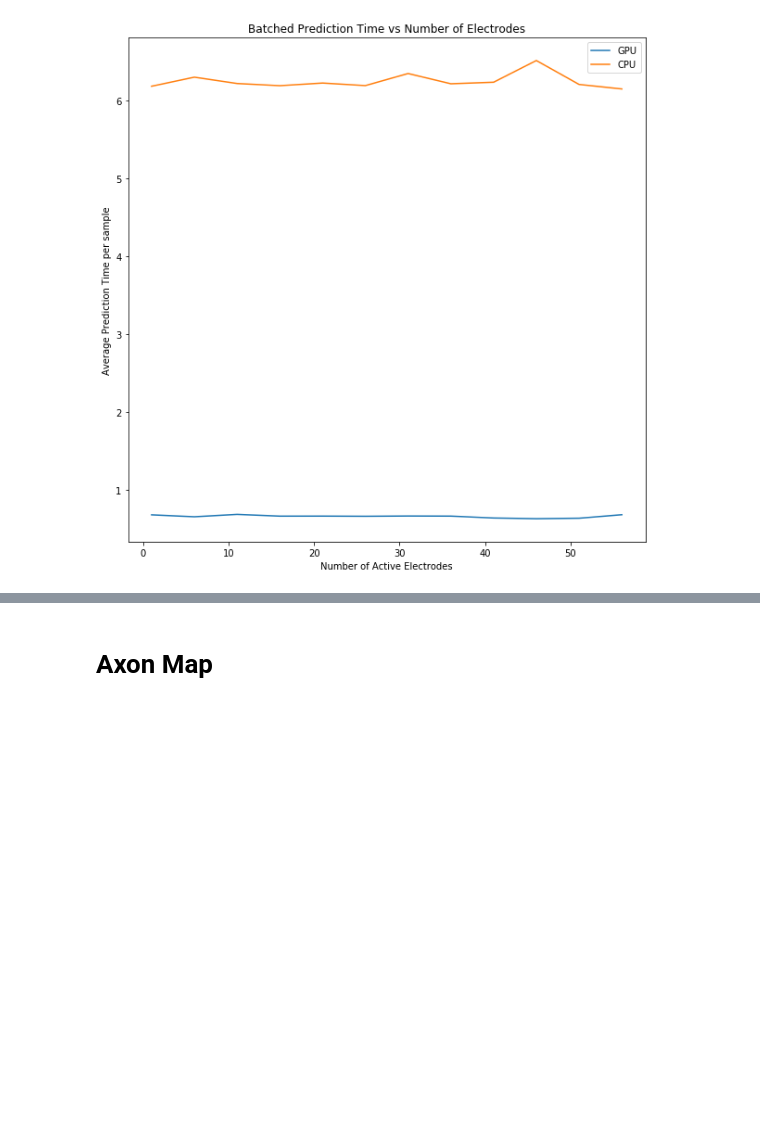
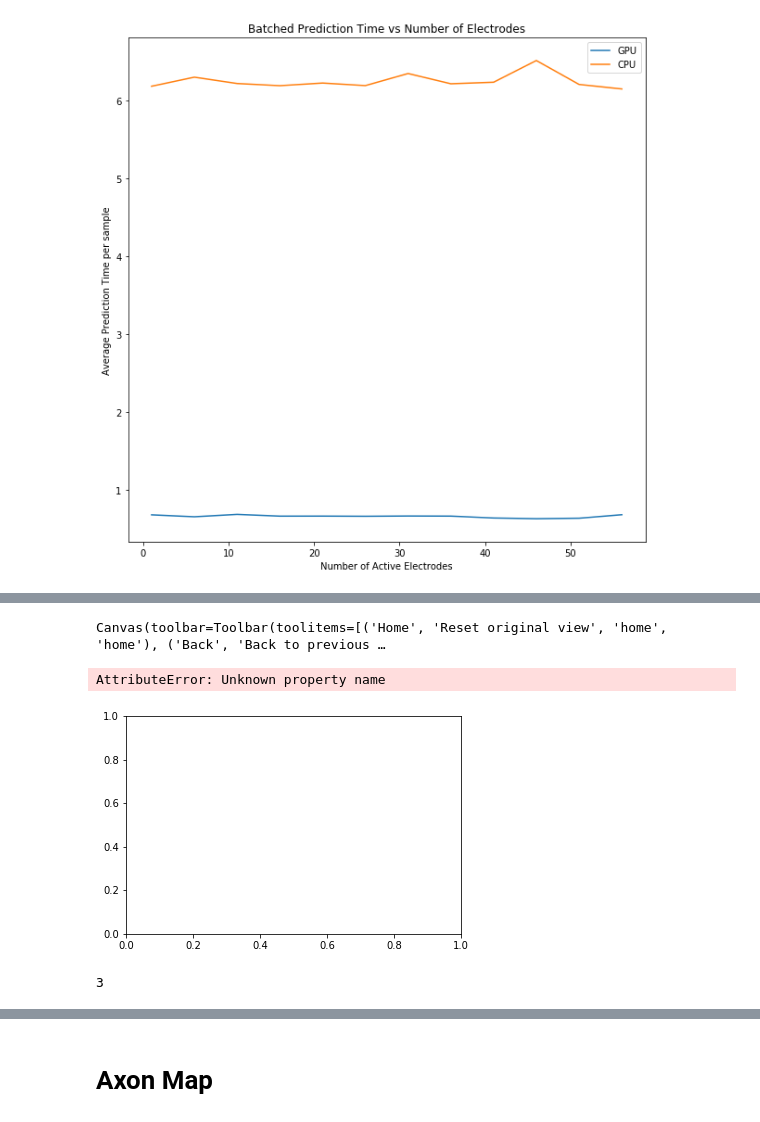
Before and after one commit to jgranley/pulse2percept, a Jupyter notebook: pulse2percept/models/jax.ipynb, the cells around one changed output, grey strips where cells are left out. Saved outputs shown, nothing was run; the diff lists cells and outputs as text; code cells hidden in the pictures; blank space fills up the shorter version.

```diff
--- a/pulse2percept/models/jax.ipynb
+++ b/pulse2percept/models/jax.ipynb
@@ -469,0 +526,3 @@ Total batch time: 6.149s
+# %%
+stim = rand_stim(implant1, n_electrodes=100, shorten=False)
+implant1.stim = stim
@@ -469,0 +578,36 @@ Total batch time: 6.149s
+# %%
+import matplotlib.pyplot as plt
+from tqdm.notebook import trange, tqdm
+implants = [implant1, implant2, implant3]
+model = BiphasicAxonMapGPU(axon_length=0.5)
+model.build()
+
+times = []
+names = ['100x100', '136x136', '200x200']
+
+for implant in implants:
+    # run once to compile
+    implant.stim = Stimulus({'A1' : BiphasicPulseTrain(20, 5, 0.45, stim_dur=10), 'CV10' : BiphasicPulseTrain(20, 5, 0.45, stim_dur=10)})
+    model.predict_percept(implant)
+
+    implant_times = []
+
+    n_elecs = np.linspace(1, len(implant.electrodes), num=100)
+    for n_elec in tqdm(n_elecs):
+        implant_times.append(time_constant(model, implant, n_elecs=int(n_elec), n_samples=10, verbose=False, shorten=True))
+    times.append([n_elecs, implant_times])
+
+for i in range(len(implants)):
+    plt.plot(times[i][0], times[i][1], label=names[i])
+
+plt.xlabel("Number of Active Electrodes")
+plt.ylabel("Average Prediction Time (ms)")
+plt.title("Prediction Time vs Number of Electrodes")
+plt.legend()
+plt.show()
+
+plt.savefig("BigImplants.png")
+# %% [output]
+Canvas(toolbar=Toolbar(toolitems=[('Home', 'Reset original view', 'home', 'home'), ('Back', 'Back to previous …
+AttributeError: Unknown property name
+[figure, added]
@@ -469,0 +616,4 @@ Total batch time: 6.149s
+# %%
+len(times)
+# %% [output]
+3
```
Also changed, not shown: parts of 22 cells of this notebook.
